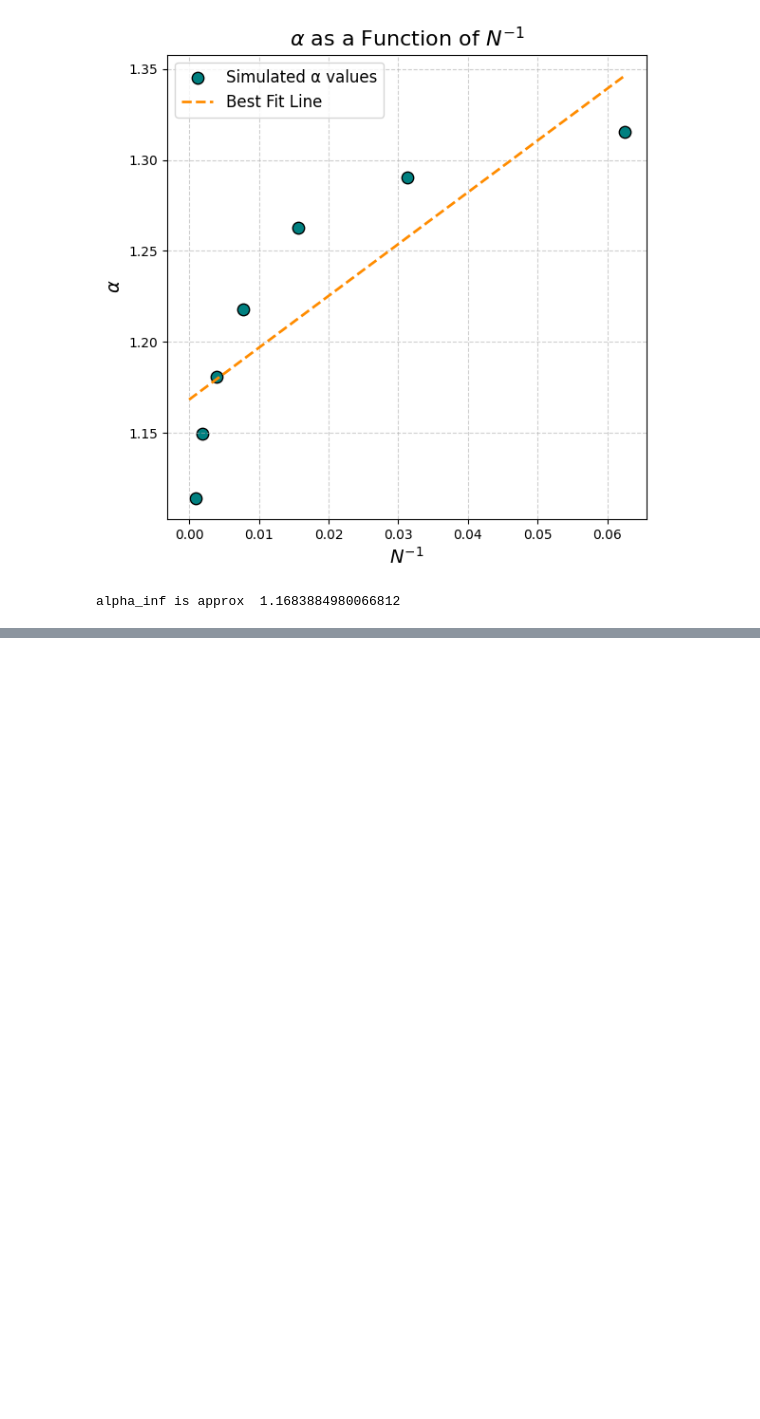
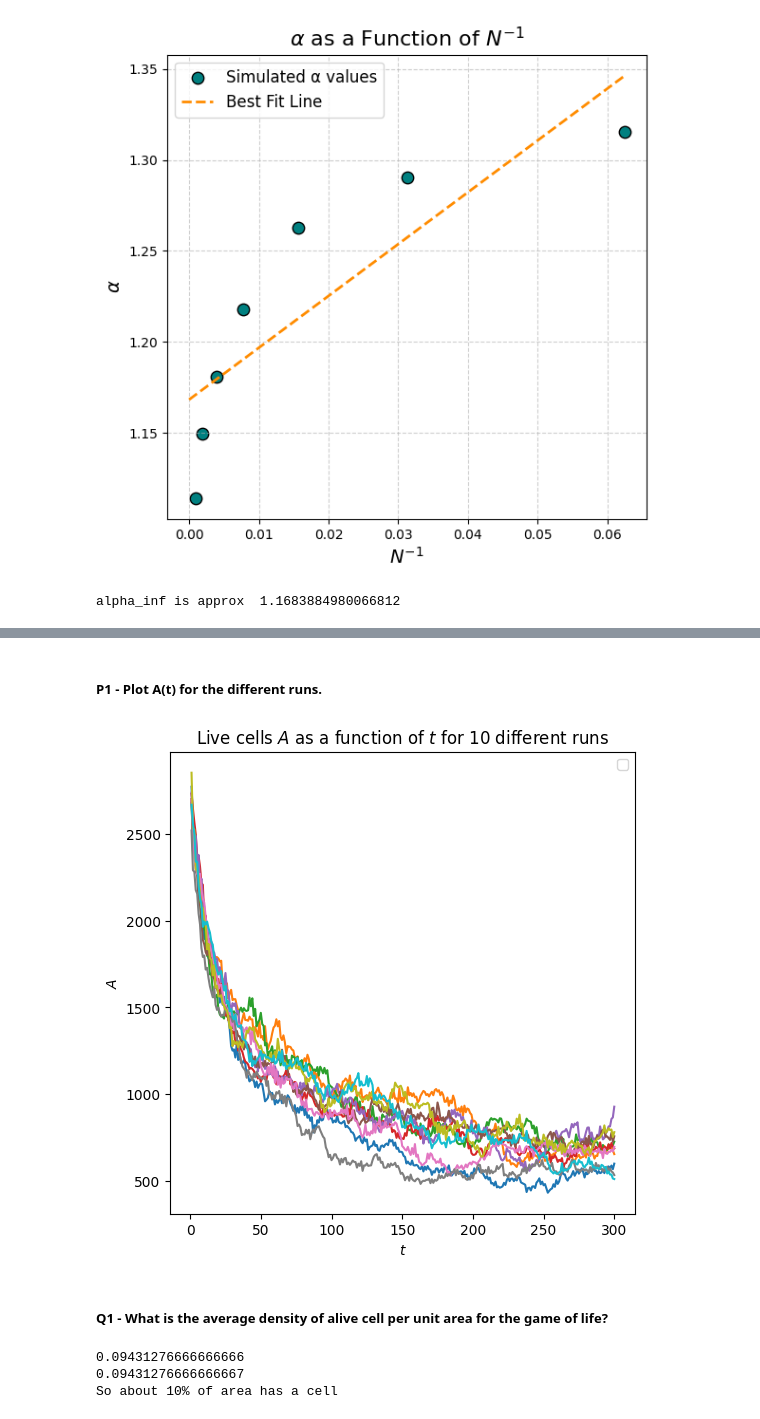
Before and after one commit to Wessias/SOCS, a Jupyter notebook: HW1/hw1-viggo-wessner.ipynb, the cells around one changed output, grey strips where cells are left out. Drawn from its saved outputs; the diff is of its cells as text; code cells hidden in the pictures; blank space fills up the shorter version.

```diff
--- a/HW1/hw1-viggo-wessner.ipynb
+++ b/HW1/hw1-viggo-wessner.ipynb
@@ -765,0 +824,61 @@ alpha_inf is approx  1.1683884980066812
+# %%
+import numpy as np
+import matplotlib.pyplot as plt
+
+N = 100
+T = 300
+A_for_diff_runs = []
+# Random initial state.
+gol = np.random.randint(2, size=[N, N])
+
+rule_2d = np.zeros([2, 9])
+# Game of Life's rules.
+rule_2d[0, :] = [0, 0, 0, 1, 0, 0, 0, 0, 0]  # New born from empty cell.
+rule_2d[1, :] = [0, 0, 1, 1, 0, 0, 0, 0, 0]  # Survival from living cell.
+
+Ni, Nj = gol.shape  # Sets the variables describing the shape.
+
+for n in range(10):
+    A_temp = [0]*T
+    gol = np.random.randint(2, size=[N, N])
+    for i in range(T):
+        gol = apply_rule_2d(rule_2d, gol)
+        A_temp[i] += np.sum(gol)
+    A_for_diff_runs.append(A_temp)
+# %% [markdown]
+##### **P1** - Plot A(t) for the different runs.
+# %%
+
+plt.figure(figsize=(6, 6))
+for A in A_for_diff_runs:
+    plt.plot(range(1,T+1), A)
+
+plt.xlabel('$t$')
+plt.ylabel('$A$')
+plt.title('Live cells $A$ as a function of $t$ for 10 different runs')
+plt.legend()
+plt.show()
+# %% [output]
+[figure, added]
+# %% [markdown]
+##### **Q1** - What is the average density of alive cell per unit area for the game of life?
+# %%
+mean_dens_for_diff_runs = []
+
+for A in A_for_diff_runs:
+    mean_tmp = 0
+    for cell_count in A:
+        mean_tmp += cell_count / (N*N)
+    mean_tmp = mean_tmp / T
+    mean_dens_for_diff_runs.append(mean_tmp)
+
+mean_dens = np.mean(mean_dens_for_diff_runs)
+print(mean_dens)
+
+average_density = np.mean([np.mean(A_t) / (N**2) for A_t in A_for_diff_runs])
+print(average_density)
+print("About 10% of board contains an alive cell")
+# %% [output]
+0.09431276666666666
+0.09431276666666667
+So about 10% of area has a cell
```
Also changed, not shown: parts of 11 cells of this notebook.
